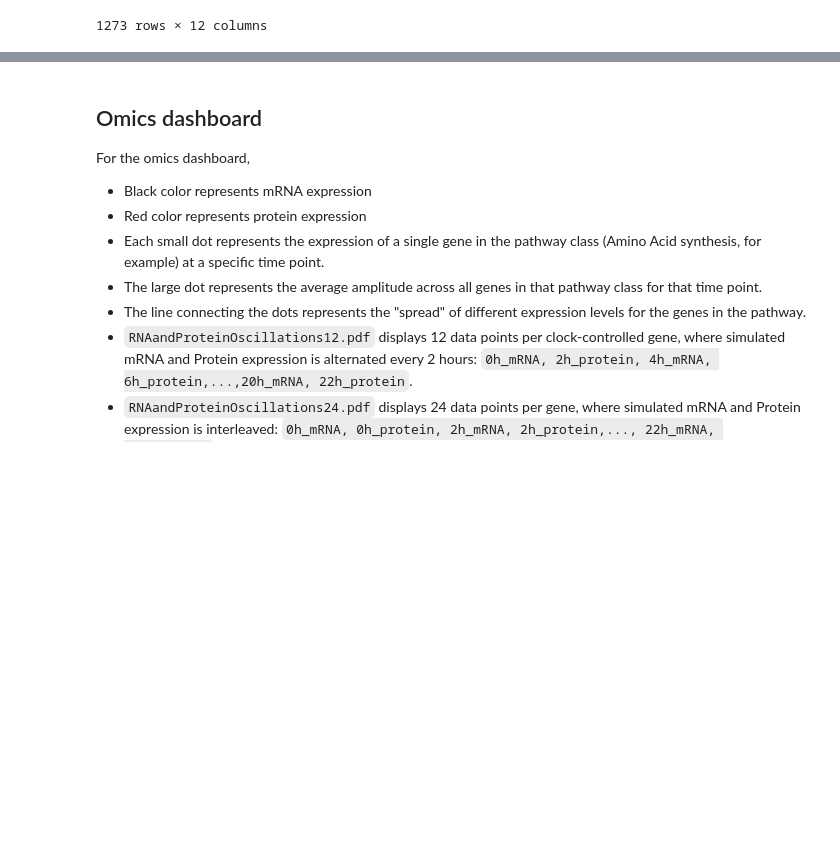
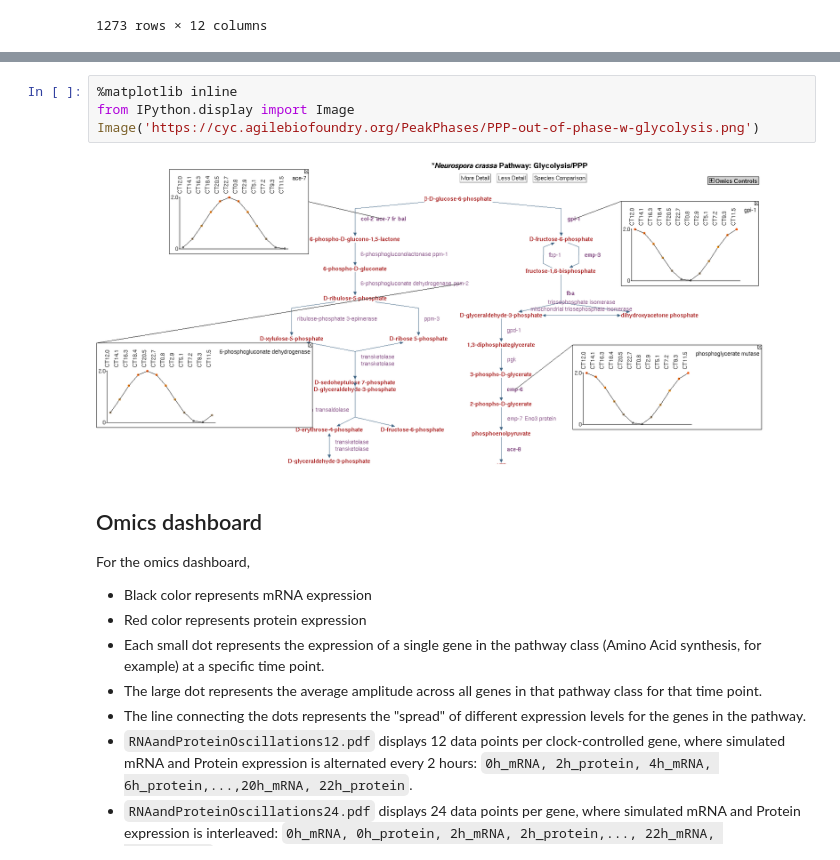
Before and after one commit to djinnome/PeakPhases, a Jupyter notebook: PeakPhaseAnalysis.ipynb, the cells around one changed output, grey strips where cells are left out. Cells and saved outputs as stored; diff of their text form; blank space fills up the shorter version.

Commit message:
updated PPP-out-of-phase

```diff
--- a/PeakPhaseAnalysis.ipynb
+++ b/PeakPhaseAnalysis.ipynb
@@ -329,6 +329,12 @@ genes_and_rxns_of_ppp
 </video>
 # %% [output]
 [interactive output not drawn]
+# %%
+%matplotlib inline
+from IPython.display import Image
+Image('https://cyc.agilebiofoundry.org/PeakPhases/PPP-out-of-phase-w-glycolysis.png')
+# %% [output]
+[figure, added]
 # %% [markdown]
 ## Omics dashboard
 
```
Also changed, not shown: 1 other file.
